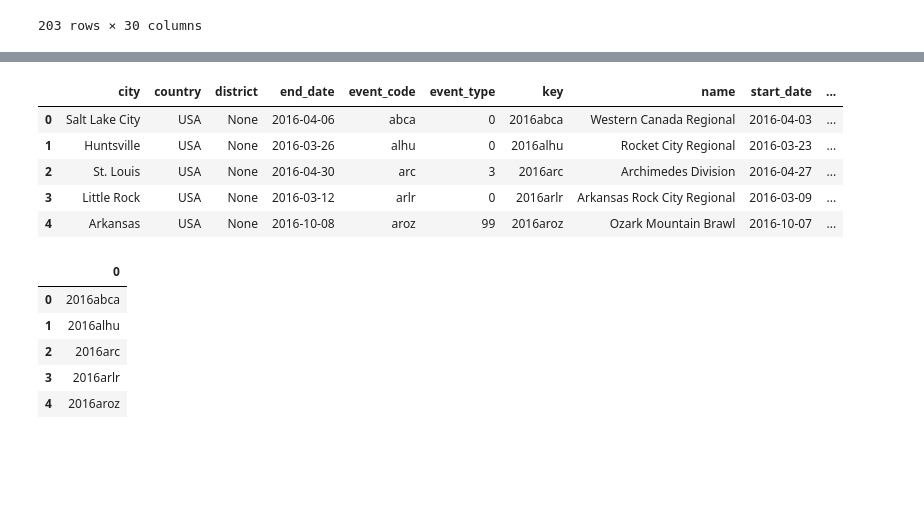
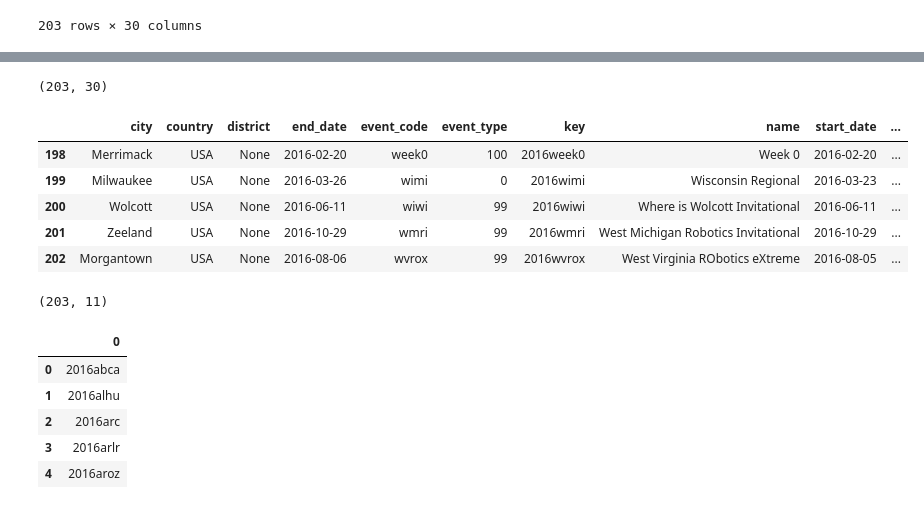
Before and after one commit to irwinsnet-old/tbap, a Jupyter notebook: TBA04 Event Data.ipynb, the cells around one changed output, grey strips where cells are left out. Saved outputs shown, nothing was run; the diff lists cells and outputs as text; code cells hidden in the pictures; blank space fills up the shorter version.

```diff
--- a/TBA Event and Match Data.ipynb
+++ b/TBA04 Event Data.ipynb
@@ -20,3 +15,11 @@ snj = api.Session(key, data_format="json")
+# %%
+key = "6Sx6a2gOyNWwNNTAd9UYBOpWp7MxaNrZgO4CqConwJwwDooKQV3DbZXvnk8TBL7A"
+username = "stacy.k.irwin@gmail.com"
+sn = api.Session(username, key)
+snj = api.Session(username, key, data_format="json")
+
+# Display floating point numbers in fixed format within dataframes.
+pd.options.display.float_format = '{:f}'.format
 # %% [markdown]
 # Examples
 # %% [markdown]
@@ -47,14 +59,22 @@ events
+# %%
+events.shape
+# %% [output]
+(203, 30)
 # %%
 events = api.get_events(sn, year=2016, response="simple")
 # %%
-events.head()
+events.tail()
 # %% [output]
 |  | city | country | district | end_date | event_code | event_type | key | name | start_date | ... |
-| 0 | Salt Lake City | USA | None | 2016-04-06 | abca | 0 | 2016abca | Western Canada Regional | 2016-04-03 | ... |
-| 1 | Huntsville | USA | None | 2016-03-26 | alhu | 0 | 2016alhu | Rocket City Regional | 2016-03-23 | ... |
-| 2 | St. Louis | USA | None | 2016-04-30 | arc | 3 | 2016arc | Archimedes Division | 2016-04-27 | ... |
-| 3 | Little Rock | USA | None | 2016-03-12 | arlr | 0 | 2016arlr | Arkansas Rock City Regional | 2016-03-09 | ... |
-| 4 | Arkansas | USA | None | 2016-10-08 | aroz | 99 | 2016aroz | Ozark Mountain Brawl | 2016-10-07 | ... |
+| 198 | Merrimack | USA | None | 2016-02-20 | week0 | 100 | 2016week0 | Week 0 | 2016-02-20 | ... |
+| 199 | Milwaukee | USA | None | 2016-03-26 | wimi | 0 | 2016wimi | Wisconsin Regional | 2016-03-23 | ... |
+| 200 | Wolcott | USA | None | 2016-06-11 | wiwi | 99 | 2016wiwi | Where is Wolcott Invitational | 2016-06-11 | ... |
+| 201 | Zeeland | USA | None | 2016-10-29 | wmri | 99 | 2016wmri | West Michigan Robotics Invitational | 2016-10-29 | ... |
+| 202 | Morgantown | USA | None | 2016-08-06 | wvrox | 99 | 2016wvrox | West Virginia RObotics eXtreme | 2016-08-05 | ... |
+# %%
+events.shape
+# %% [output]
+(203, 11)
 # %%
 events = api.get_events(sn, year=2016, response="keys")
 # %%
```
Also changed, not shown: parts of 14 cells of this notebook, 12 other files.
